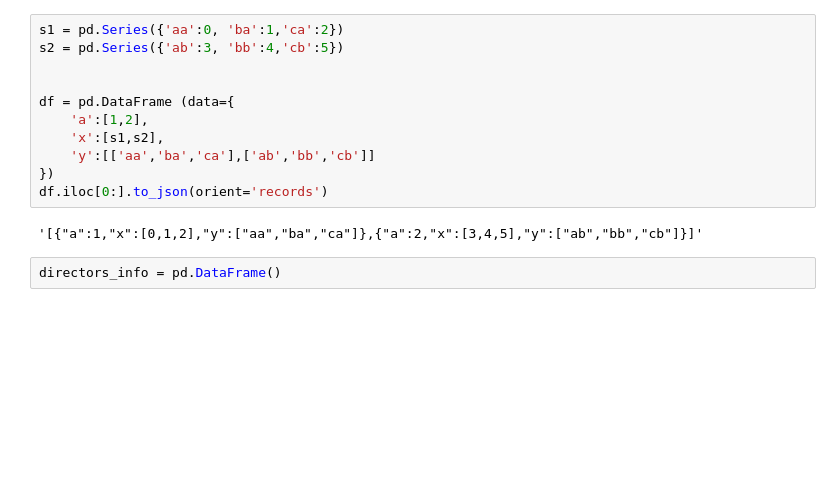
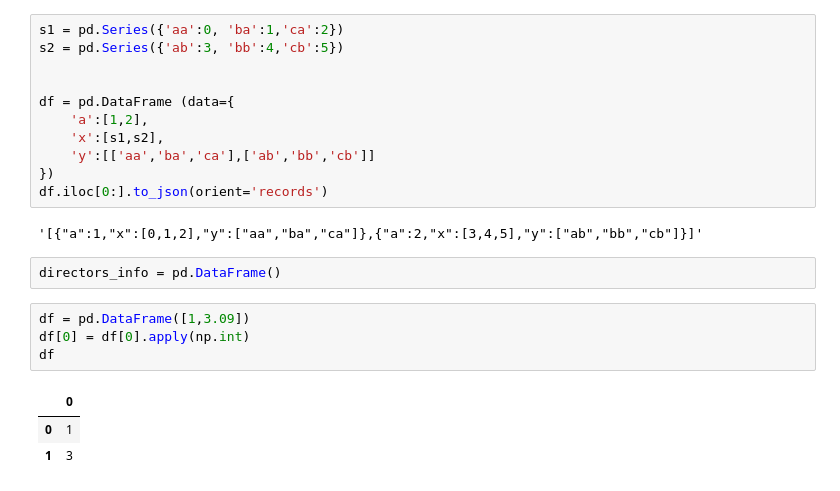
Before and after one commit to nsankabathula/imdb-chatbot, a Jupyter notebook: src/python/imdb.ipynb, the cells around one changed output. Saved outputs shown, nothing was run; the diff lists cells and outputs as text; blank space fills up the shorter version.

```diff
--- a/src/python/imdb.ipynb
+++ b/src/python/imdb.ipynb
@@ -404,3 +467,11 @@ df.iloc[0:].to_json(orient='records')
 '[{"a":1,"x":[0,1,2],"y":["aa","ba","ca"]},{"a":2,"x":[3,4,5],"y":["ab","bb","cb"]}]'
 # %%
 directors_info = pd.DataFrame()
+# %%
+df = pd.DataFrame([1,3.09])
+df[0] = df[0].apply(np.int)
+df
+# %% [output]
+|  | 0 |
+| 0 | 1 |
+| 1 | 3 |
```
Also changed, not shown: parts of 37 cells of this notebook, 2 other files.
